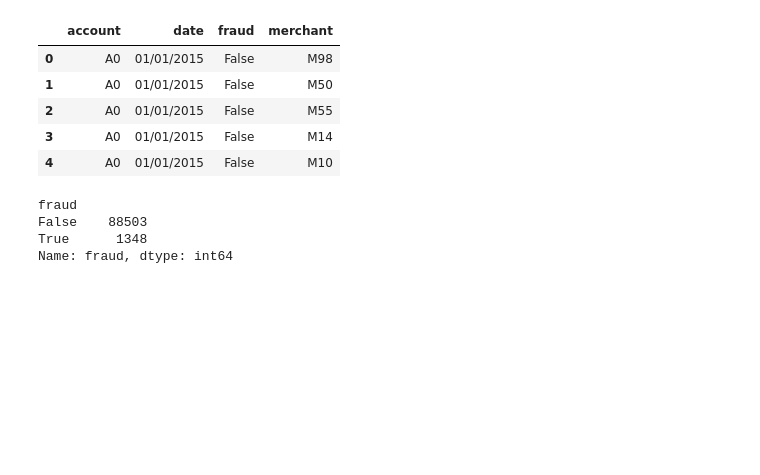
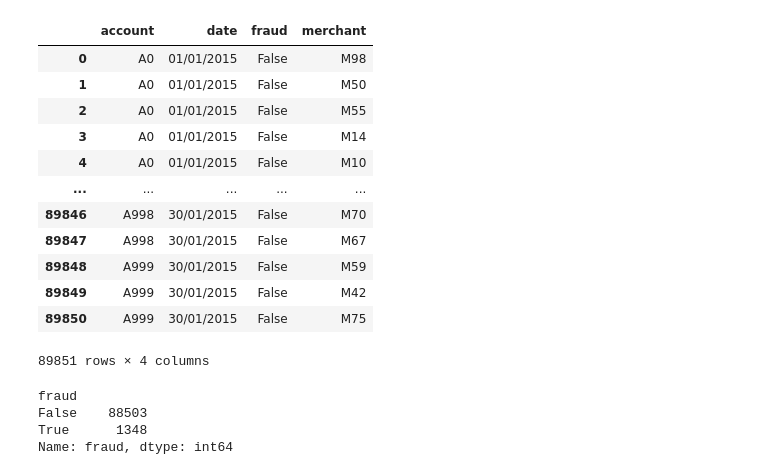
Before and after one commit to Sushila-Phogat/Data-science-with-Python, a Jupyter notebook: PreInterviewTask2.ipynb, the cells around one changed output. Saved outputs shown, nothing was run; the diff lists cells and outputs as text; code cells hidden in the pictures; blank space fills up the shorter version.

```diff
--- a/PreInterviewTask2.ipynb
+++ b/PreInterviewTask2.ipynb
@@ -3,17 +3,24 @@
 # %%
 import pandas as pd
 import numpy as np
 df=pd.read_csv('https://raw.githubusercontent.com/Sushila-Phogat/colabtools/master/PreInterviewTaskData.csv')
 data=df
 data=pd.DataFrame(data)
-data.head()
+data
 # %% [output]
 |  | account | date | fraud | merchant |
 | 0 | A0 | 01/01/2015 | False | M98 |
 | 1 | A0 | 01/01/2015 | False | M50 |
 | 2 | A0 | 01/01/2015 | False | M55 |
 | 3 | A0 | 01/01/2015 | False | M14 |
 | 4 | A0 | 01/01/2015 | False | M10 |
+| ... | ... | ... | ... | ... |
+| 89846 | A998 | 30/01/2015 | False | M70 |
+| 89847 | A998 | 30/01/2015 | False | M67 |
+| 89848 | A999 | 30/01/2015 | False | M59 |
+| 89849 | A999 | 30/01/2015 | False | M42 |
+| 89850 | A999 | 30/01/2015 | False | M75 |
+89851 rows × 4 columns
 # %%
 #Fraud count by category
 dt=data.groupby('fraud')['fraud'].count()
```
Also changed, not shown: parts of 6 cells of this notebook.
